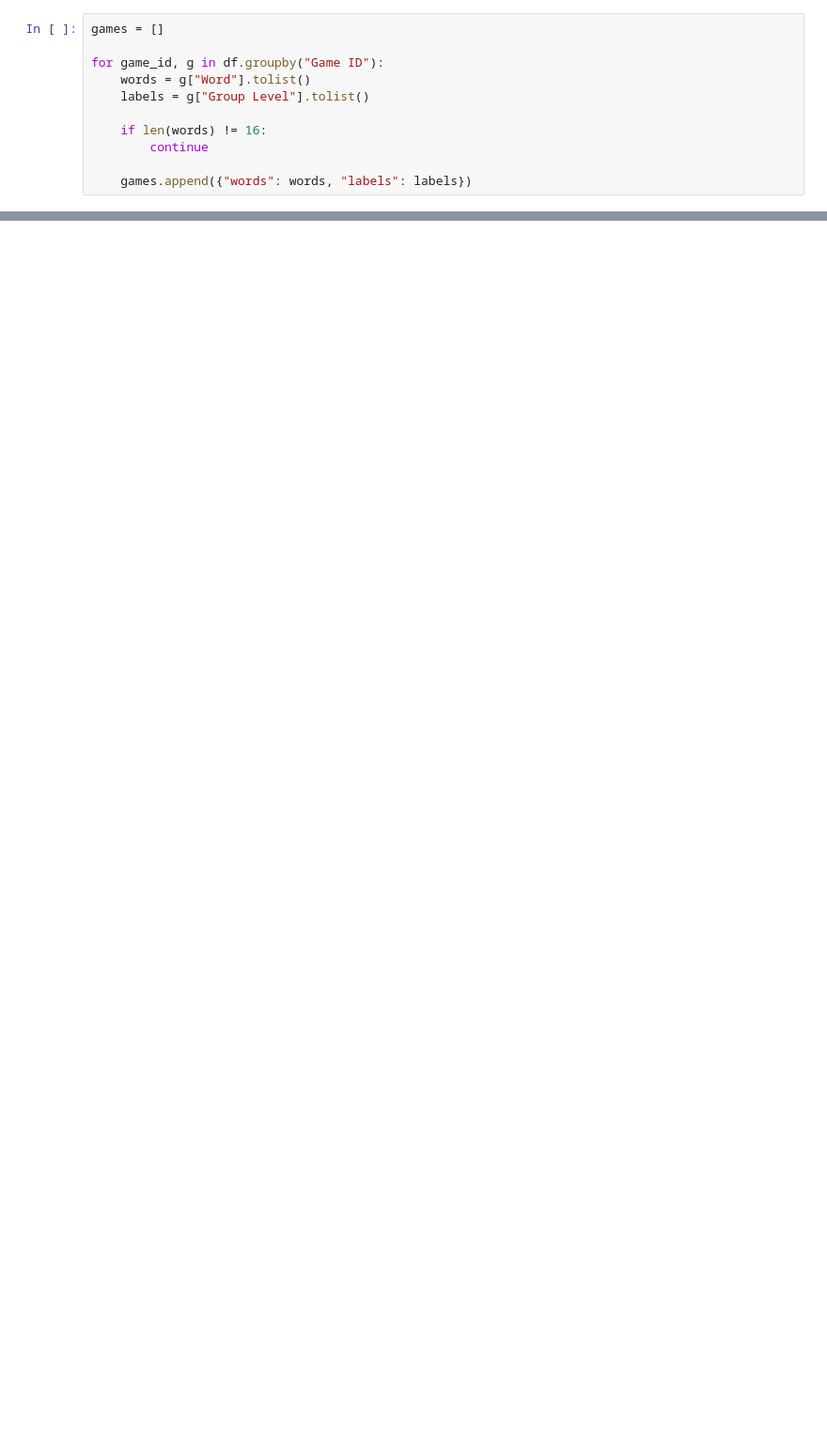
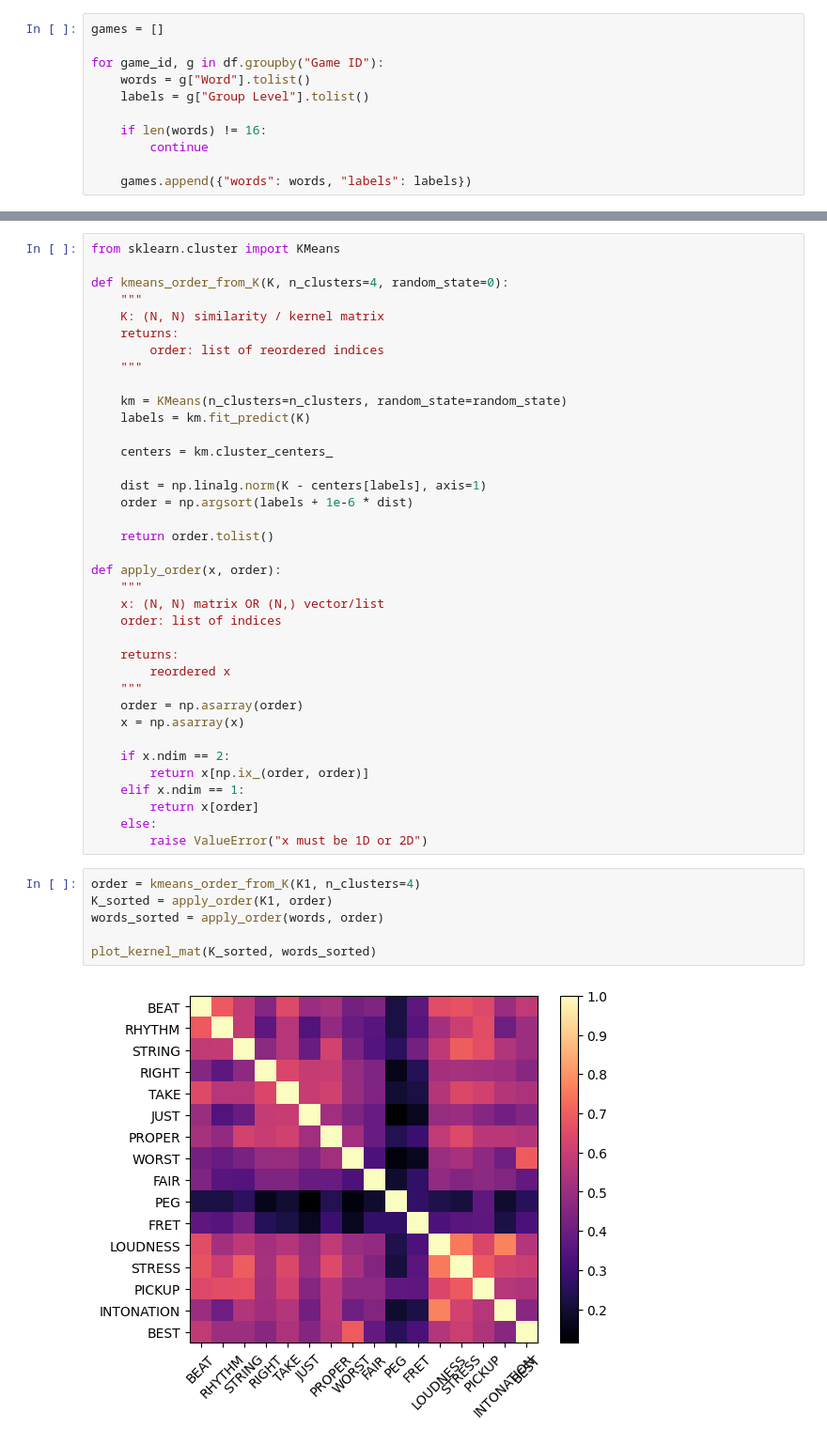
Before and after one commit to afjal4/neural-representations-drp, a Jupyter notebook: specific_connections_in_embeddings/Connections.ipynb, the cells around one changed output, grey strips where cells are left out. Shown at 94% size. Cells and saved outputs as stored; diff of their text form; blank space fills up the shorter version.

```diff
--- a/specific_connections_in_embeddings/Connections.ipynb
+++ b/specific_connections_in_embeddings/Connections.ipynb
@@ -68,0 +155,45 @@ array([-5.92583464e-03, -1.01487720e-02, -3.32951010e-03,  4.86306148e-03,
+# %%
+from sklearn.cluster import KMeans
+
+def kmeans_order_from_K(K, n_clusters=4, random_state=0):
+    """
+    K: (N, N) similarity / kernel matrix
+    returns:
+        order: list of reordered indices
+    """
+
+    km = KMeans(n_clusters=n_clusters, random_state=random_state)
+    labels = km.fit_predict(K)
+
+    centers = km.cluster_centers_
+
+    dist = np.linalg.norm(K - centers[labels], axis=1)
+    order = np.argsort(labels + 1e-6 * dist)
+
+    return order.tolist()
+
+def apply_order(x, order):
+    """
+    x: (N, N) matrix OR (N,) vector/list
+    order: list of indices
+
+    returns:
+        reordered x
+    """
+    order = np.asarray(order)
+    x = np.asarray(x)
+
+    if x.ndim == 2:
+        return x[np.ix_(order, order)]
+    elif x.ndim == 1:
+        return x[order]
+    else:
+        raise ValueError("x must be 1D or 2D")
+# %%
+order = kmeans_order_from_K(K1, n_clusters=4)
+K_sorted = apply_order(K1, order)
+words_sorted = apply_order(words, order)
+
+plot_kernel_mat(K_sorted, words_sorted)
+# %% [output]
+[figure, added]
```
Also changed, not shown: parts of 28 cells of this notebook.
